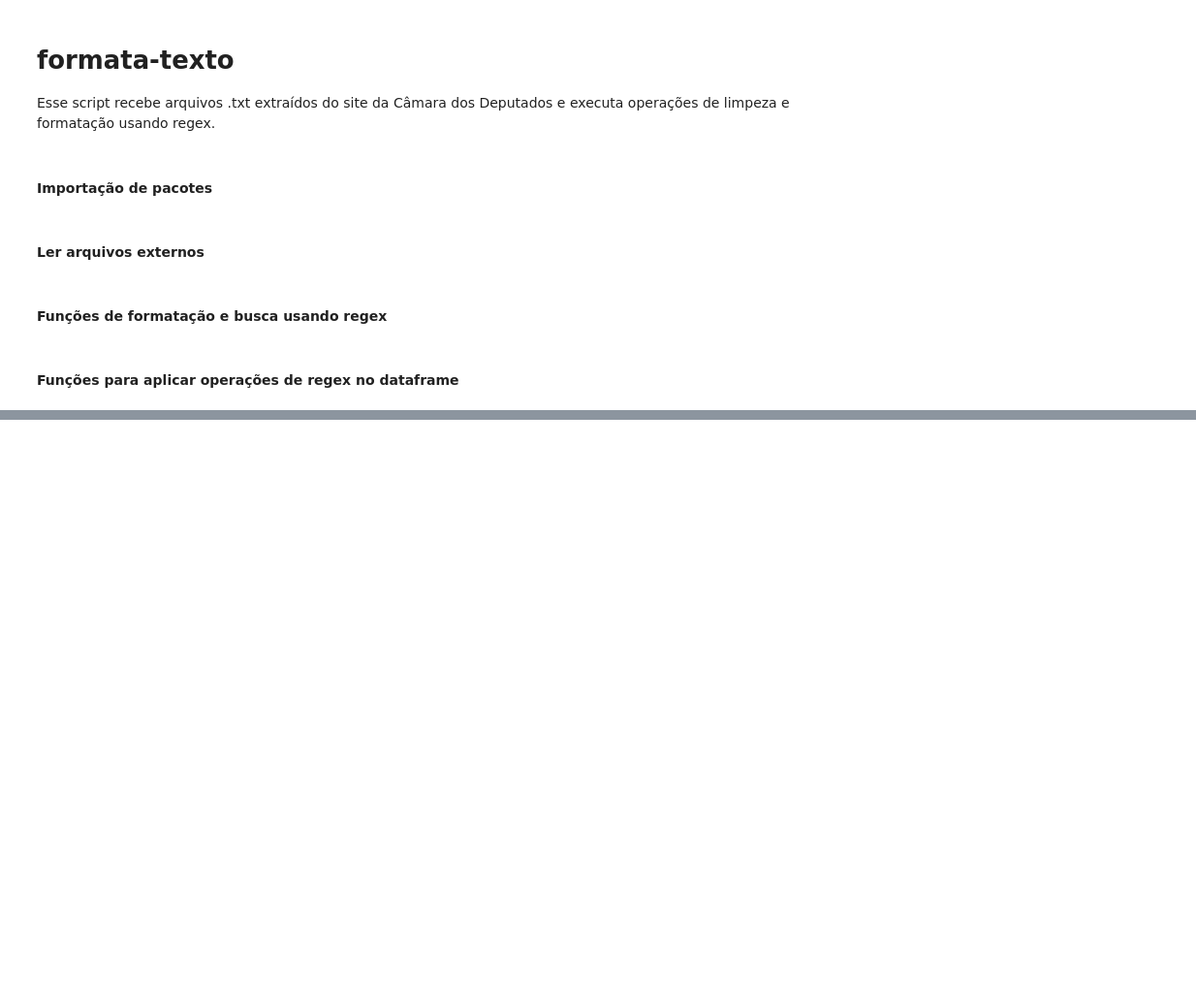
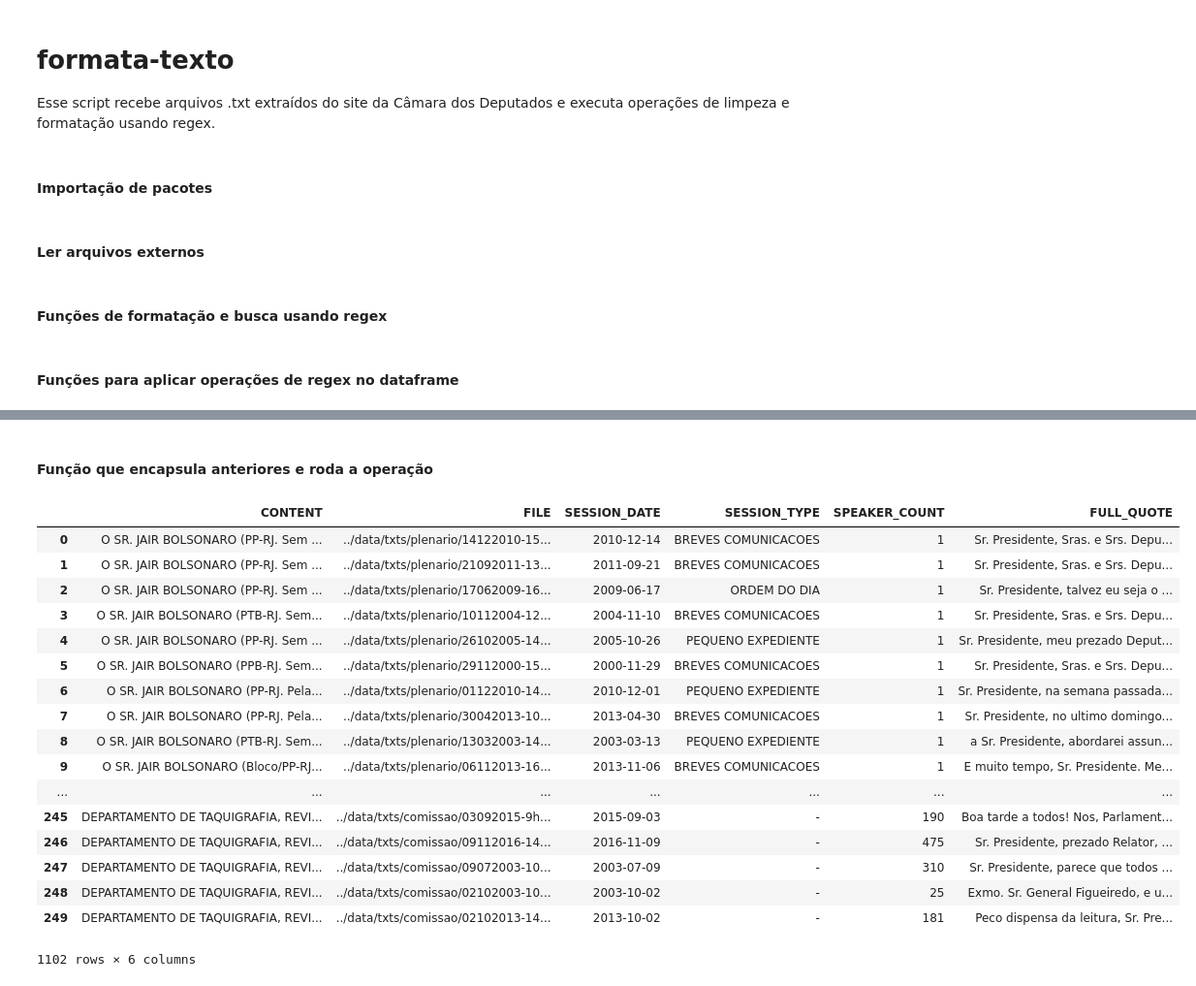
Before and after one commit to RodrigoMenegat/bolsonaro-e-ditadura-no-congresso, a Jupyter notebook: code/formata-texto.ipynb, the cells around one changed output, grey strips where cells are left out. Shown: that part at 97% size. Saved outputs shown, nothing was run; the diff lists cells and outputs as text; code cells hidden in the pictures; blank space fills up the shorter version.

Commit message:
código gera csv dos discursos como previsto, em tese (falta testar extensivamente)

```diff
--- a/code/formata-texto.ipynb
+++ b/code/formata-texto.ipynb
@@ -154,2 +183,0 @@ jb["SPEAKER_COUNT"] = jb.apply(apply_count_speakers, axis=1)
-# %%
-jb["FULL_QUOTE"] = jb.apply(apply_extract_full_quote, axis=1)
@@ -228,0 +184,64 @@ Sras. e Srs. Deputados, a Presidencia da Camara dos Deputados tem hoje a grata o
+# %% [markdown]
+#### Função que encapsula anteriores e roda a operação
+# %%
+def run_script():
+
+    '''
+    Executa as operações anteriores em ambos os bancos de dados
+    (plenário e comissões), filtra entradas sem match, concatena
+    ambos os dataframes e salva para arquivo csv.
+    '''
+
+    # Monta dataframes
+    jb_plen = make_df_plen( find_fpaths("../data/txts/plenario/", "*.txt") )
+    jb_com  = make_df_com( find_fpaths("../data/txts/comissao/", "*.txt") )
+
+    # As sessões do tipo HOMENAGEM são apenas registro de protocolo.
+    # Não contém transcrição de discursos.
+    jb_plen = jb_plen[ jb_plen.SESSION_TYPE != "HOMENAGEM" ]
+
+    # Aplica funções para extrair discursos
+    jb_plen["SPEAKER_COUNT"] = jb_plen.apply(apply_count_speakers, axis=1)
+    jb_plen["FULL_QUOTE"]    = jb_plen.apply(apply_extract_full_quote, axis=1)
+    jb_com["SPEAKER_COUNT"]  = jb_com.apply(apply_count_speakers, axis=1)
+    jb_com["FULL_QUOTE"]     = jb_com.apply(apply_extract_full_quote, axis=1)
+
+    # Há sim entradas que não tiveram match algum
+    # Verifiquei manualmente e elas são de discursos
+    # que o site da Câmara retornou erroneamente.
+    # De fato não contém falas de Bolsonaro.
+    jb_plen = jb_plen[ jb_plen.FULL_QUOTE != "" ]
+    jb_com  = jb_com[ jb_com.FULL_QUOTE != "" ]
+
+    jb = pd.concat( [ jb_plen, jb_com ] )
+
+    # Salva
+    directory = "../data/csvs/"
+    if not os.path.exists(directory):
+        os.makedirs(directory)
+
+    fname = directory + "discursos_jair_bolsonaro.csv"
+    jb.to_csv(fname, index = False)
+
+    return jb
+# %%
+run_script()
+# %% [output]
+|  | CONTENT | FILE | SESSION_DATE | SESSION_TYPE | SPEAKER_COUNT | FULL_QUOTE |
+| 0 | O SR. JAIR BOLSONARO (PP-RJ. Sem ... | ../data/txts/plenario/14122010-15... | 2010-12-14 | BREVES COMUNICACOES | 1 | Sr. Presidente, Sras. e Srs. Depu... |
+| 1 | O SR. JAIR BOLSONARO (PP-RJ. Sem ... | ../data/txts/plenario/21092011-13... | 2011-09-21 | BREVES COMUNICACOES | 1 | Sr. Presidente, Sras. e Srs. Depu... |
+| 2 | O SR. JAIR BOLSONARO (PP-RJ. Sem ... | ../data/txts/plenario/17062009-16... | 2009-06-17 | ORDEM DO DIA | 1 | Sr. Presidente, talvez eu seja o ... |
+| 3 | O SR. JAIR BOLSONARO (PTB-RJ. Sem... | ../data/txts/plenario/10112004-12... | 2004-11-10 | BREVES COMUNICACOES | 1 | Sr. Presidente, Sras. e Srs. Depu... |
+| 4 | O SR. JAIR BOLSONARO (PP-RJ. Sem ... | ../data/txts/plenario/26102005-14... | 2005-10-26 | PEQUENO EXPEDIENTE | 1 | Sr. Presidente, meu prezado Deput... |
+| 5 | O SR. JAIR BOLSONARO (PPB-RJ. Sem... | ../data/txts/plenario/29112000-15... | 2000-11-29 | BREVES COMUNICACOES | 1 | Sr. Presidente, Sras. e Srs. Depu... |
+| 6 | O SR. JAIR BOLSONARO (PP-RJ. Pela... | ../data/txts/plenario/01122010-14... | 2010-12-01 | PEQUENO EXPEDIENTE | 1 | Sr. Presidente, na semana passada... |
+| 7 | O SR. JAIR BOLSONARO (PP-RJ. Pela... | ../data/txts/plenario/30042013-10... | 2013-04-30 | BREVES COMUNICACOES | 1 | Sr. Presidente, no ultimo domingo... |
+| 8 | O SR. JAIR BOLSONARO (PTB-RJ. Sem... | ../data/txts/plenario/13032003-14... | 2003-03-13 | PEQUENO EXPEDIENTE | 1 | a Sr. Presidente, abordarei assun... |
+| 9 | O SR. JAIR BOLSONARO (Bloco/PP-RJ... | ../data/txts/plenario/06112013-16... | 2013-11-06 | BREVES COMUNICACOES | 1 | E muito tempo, Sr. Presidente. Me... |
+| ... | ... | ... | ... | ... | ... | ... |
+| 245 | DEPARTAMENTO DE TAQUIGRAFIA, REVI... | ../data/txts/comissao/03092015-9h... | 2015-09-03 | - | 190 | Boa tarde a todos! Nos, Parlament... |
+| 246 | DEPARTAMENTO DE TAQUIGRAFIA, REVI... | ../data/txts/comissao/09112016-14... | 2016-11-09 | - | 475 | Sr. Presidente, prezado Relator, ... |
+| 247 | DEPARTAMENTO DE TAQUIGRAFIA, REVI... | ../data/txts/comissao/09072003-10... | 2003-07-09 | - | 310 | Sr. Presidente, parece que todos ... |
+| 248 | DEPARTAMENTO DE TAQUIGRAFIA, REVI... | ../data/txts/comissao/02102003-10... | 2003-10-02 | - | 25 | Exmo. Sr. General Figueiredo, e u... |
+| 249 | DEPARTAMENTO DE TAQUIGRAFIA, REVI... | ../data/txts/comissao/02102013-14... | 2013-10-02 | - | 181 | Peco dispensa da leitura, Sr. Pre... |
+1102 rows × 6 columns
```
Also changed, not shown: parts of 11 cells of this notebook.
